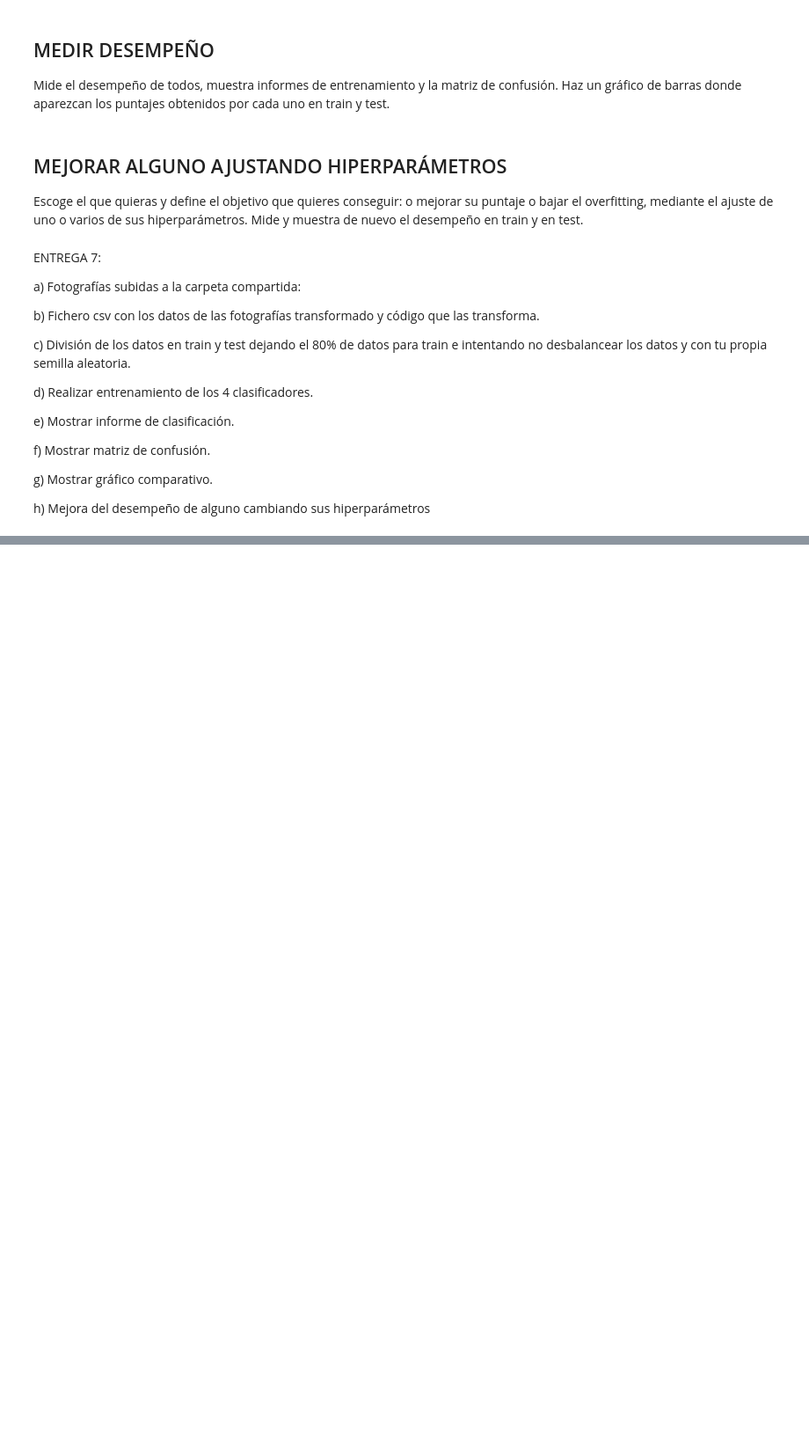
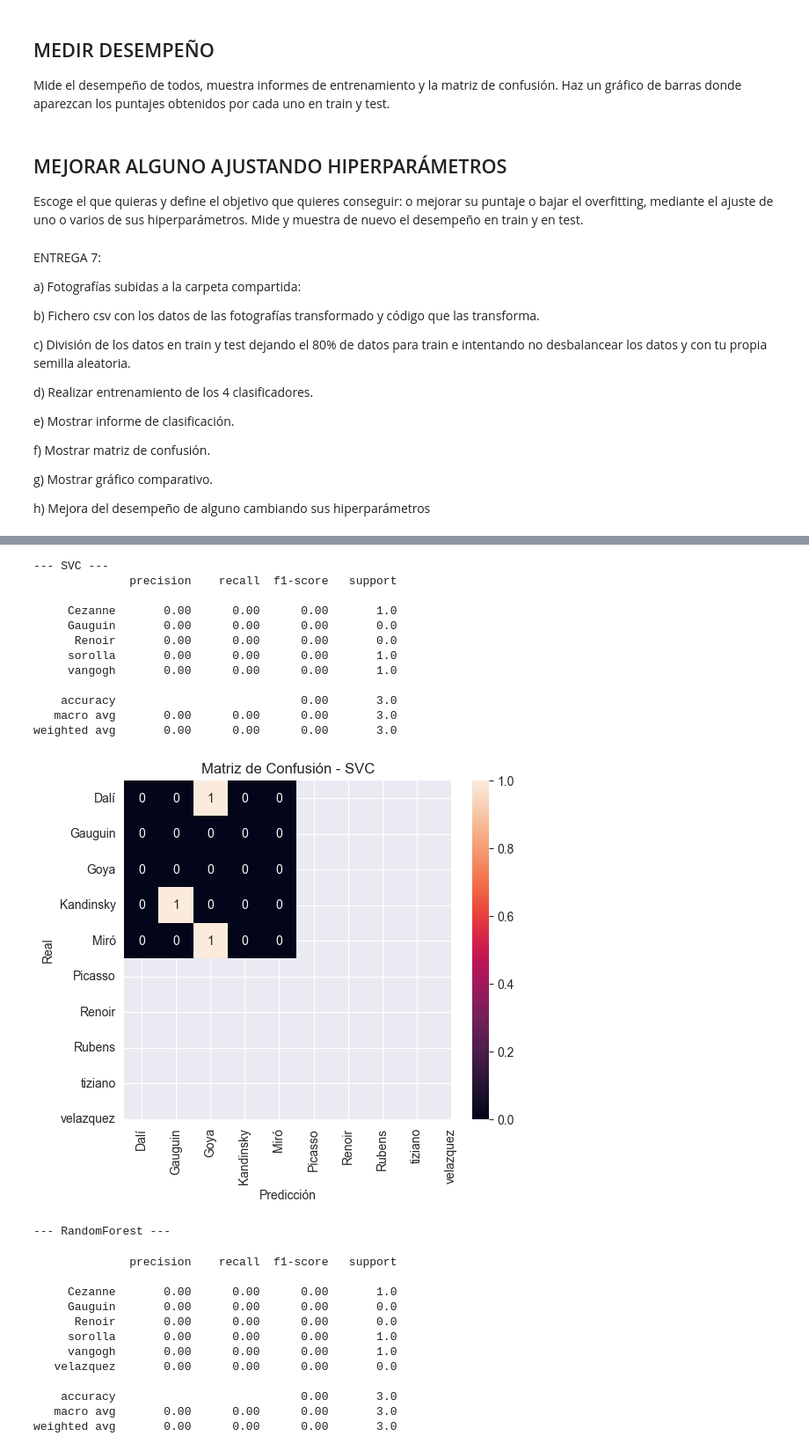
Before and after one commit to SamuehFDEZ/MachineLearning, a Jupyter notebook: saa/U3_AprendizajeSupervisado2/U03-P02-Clasificacion/saa-u03-p02-a4-samartlop.ipynb, the cells around one changed output, grey strips where cells are left out. Shown at 88% size. Cells and saved outputs as stored; diff of their text form; code cells hidden in the pictures; blank space fills up the shorter version.

Commit message:
casi terminada practica de clasificadores

```diff
--- a/saa/U3_AprendizajeSupervisado2/U03-P02-Clasificacion/saa-u03-p02-a4-samartlop.ipynb
+++ b/saa/U3_AprendizajeSupervisado2/U03-P02-Clasificacion/saa-u03-p02-a4-samartlop.ipynb
@@ -63,0 +123,76 @@ desbalancear los datos y con tu propia semilla aleatoria.
+# %%
+from sklearn.model_selection import train_test_split
+
+X = df.drop("pintor", axis=1)
+y = df["pintor"]
+
+X_train, X_test, y_train, y_test = train_test_split(X, y, test_size=0.2, random_state=42)
+# %%
+from sklearn.pipeline import Pipeline
+from sklearn.preprocessing import StandardScaler
+from sklearn.ensemble import RandomForestClassifier, BaggingClassifier
+from sklearn.svm import SVC
+from sklearn.metrics import classification_report, confusion_matrix
+import matplotlib.pyplot as plt
+import seaborn as sns
+
+# Diccionario con clasificadores
+modelos = {
+    "SVC": Pipeline([
+        ("scaler", StandardScaler()),
+        ("clf", SVC(probability=True, random_state=42))
+    ]),
+    "RandomForest": Pipeline([
+        ("clf", RandomForestClassifier(random_state=42))
+    ]),
+    "Bagging": Pipeline([
+        ("clf", BaggingClassifier(random_state=42))
+    ])
+}
+
+# Entrenar y evaluar
+resultados = {}
+for nombre, modelo in modelos.items():
+    modelo.fit(X_train, y_train)
+    train_score = modelo.score(X_train, y_train)
+    test_score = modelo.score(X_test, y_test)
+    resultados[nombre] = {"train": train_score, "test": test_score}
+
+    print(f"--- {nombre} ---")
+    y_pred = modelo.predict(X_test)
+    print(classification_report(y_test, y_pred))
+
+    cm = confusion_matrix(y_test, y_pred)
+    plt.figure(figsize=(6,5))
+    sns.heatmap(cm, annot=True, fmt="d", xticklabels=modelo.classes_, yticklabels=modelo.classes_)
+    plt.title(f"Matriz de Confusión - {nombre}")
+    plt.xlabel("Predicción")
+    plt.ylabel("Real")
+    plt.show()
+# %% [output]
+--- SVC ---
+              precision    recall  f1-score   support
+
+     Cezanne       0.00      0.00      0.00       1.0
+     Gauguin       0.00      0.00      0.00       0.0
+      Renoir       0.00      0.00      0.00       0.0
+     sorolla       0.00      0.00      0.00       1.0
+     vangogh       0.00      0.00      0.00       1.0
+
+    accuracy                           0.00       3.0
+   macro avg       0.00      0.00      0.00       3.0
+weighted avg       0.00      0.00      0.00       3.0
+[figure, added]
+--- RandomForest ---
+              precision    recall  f1-score   support
+
+     Cezanne       0.00      0.00      0.00       1.0
+     Gauguin       0.00      0.00      0.00       0.0
+      Renoir       0.00      0.00      0.00       0.0
+     sorolla       0.00      0.00      0.00       1.0
+     vangogh       0.00      0.00      0.00       1.0
+   velazquez       0.00      0.00      0.00       0.0
+
+    accuracy                           0.00       3.0
+   macro avg       0.00      0.00      0.00       3.0
+weighted avg       0.00      0.00      0.00       3.0
```
Also changed, not shown: parts of 6 cells of this notebook, 16 other files.
